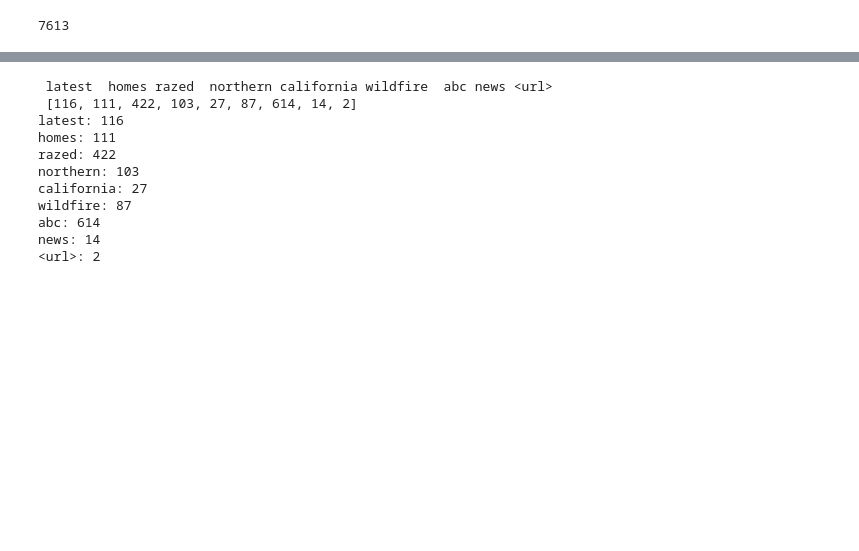
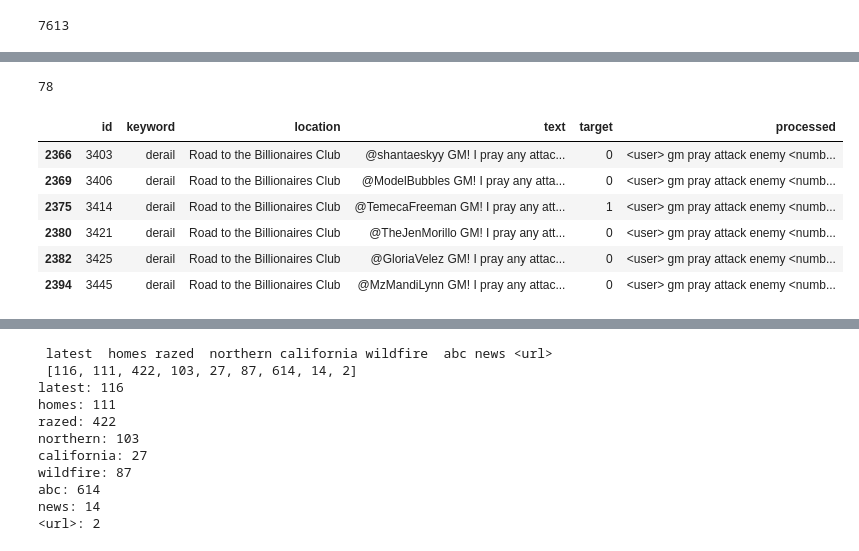
Before and after one commit to JaymeNeto/nlp-tweets-disaster, a Jupyter notebook: nlp_with_Tensorflow.ipynb, the cells around one changed output, grey strips where cells are left out. Saved outputs shown, nothing was run; the diff lists cells and outputs as text; code cells hidden in the pictures; blank space fills up the shorter version.

```diff
--- a/nlp_with_Tensorflow.ipynb
+++ b/nlp_with_Tensorflow.ipynb
@@ -216,2 +227,12 @@ Total unique tokens generated:  15091
 Shape of padded train tensor:  (7613, 32)
 Shape of padded test tensor:  (3263, 32)
+# %%
+train_df['processed'] = training_sentences
+# %%
+cont_tweets = train_df.processed.value_counts()
+list_rep_tweets = [x for x, y in zip(cont_tweets.index, cont_tweets.values) if y > 1]
+# %%
+df_repeated_tweets = train_df.set_index('processed').loc[list_rep_tweets]
+# %%
+df_dif_targ = pd.DataFrame(df_repeated_tweets.reset_index().value_counts(['processed', 'target'])).reset_index().value_counts('processed')
+list_dif_targ = [x for x, y in zip(df_dif_targ.index, df_dif_targ.values) if y > 1]
@@ -217,0 +255,14 @@ Shape of padded test tensor:  (3263, 32)
+# %%
+len(list_dif_targ)
+# %% [output]
+78
+# %%
+train_df[train_df.processed == list_dif_targ[25]]
+# %% [output]
+|  | id | keyword | location | text | target | processed |
+| 2366 | 3403 | derail | Road to the Billionaires Club | @shantaeskyy GM! I pray any attac... | 0 | <user> gm pray attack enemy <numb... |
+| 2369 | 3406 | derail | Road to the Billionaires Club | @ModelBubbles GM! I pray any atta... | 0 | <user> gm pray attack enemy <numb... |
+| 2375 | 3414 | derail | Road to the Billionaires Club | @TemecaFreeman GM! I pray any att... | 1 | <user> gm pray attack enemy <numb... |
+| 2380 | 3421 | derail | Road to the Billionaires Club | @TheJenMorillo GM! I pray any att... | 0 | <user> gm pray attack enemy <numb... |
+| 2382 | 3425 | derail | Road to the Billionaires Club | @GloriaVelez GM! I pray any attac... | 0 | <user> gm pray attack enemy <numb... |
+| 2394 | 3445 | derail | Road to the Billionaires Club | @MzMandiLynn GM! I pray any attac... | 0 | <user> gm pray attack enemy <numb... |
```
Also changed, not shown: parts of 15 cells of this notebook.
